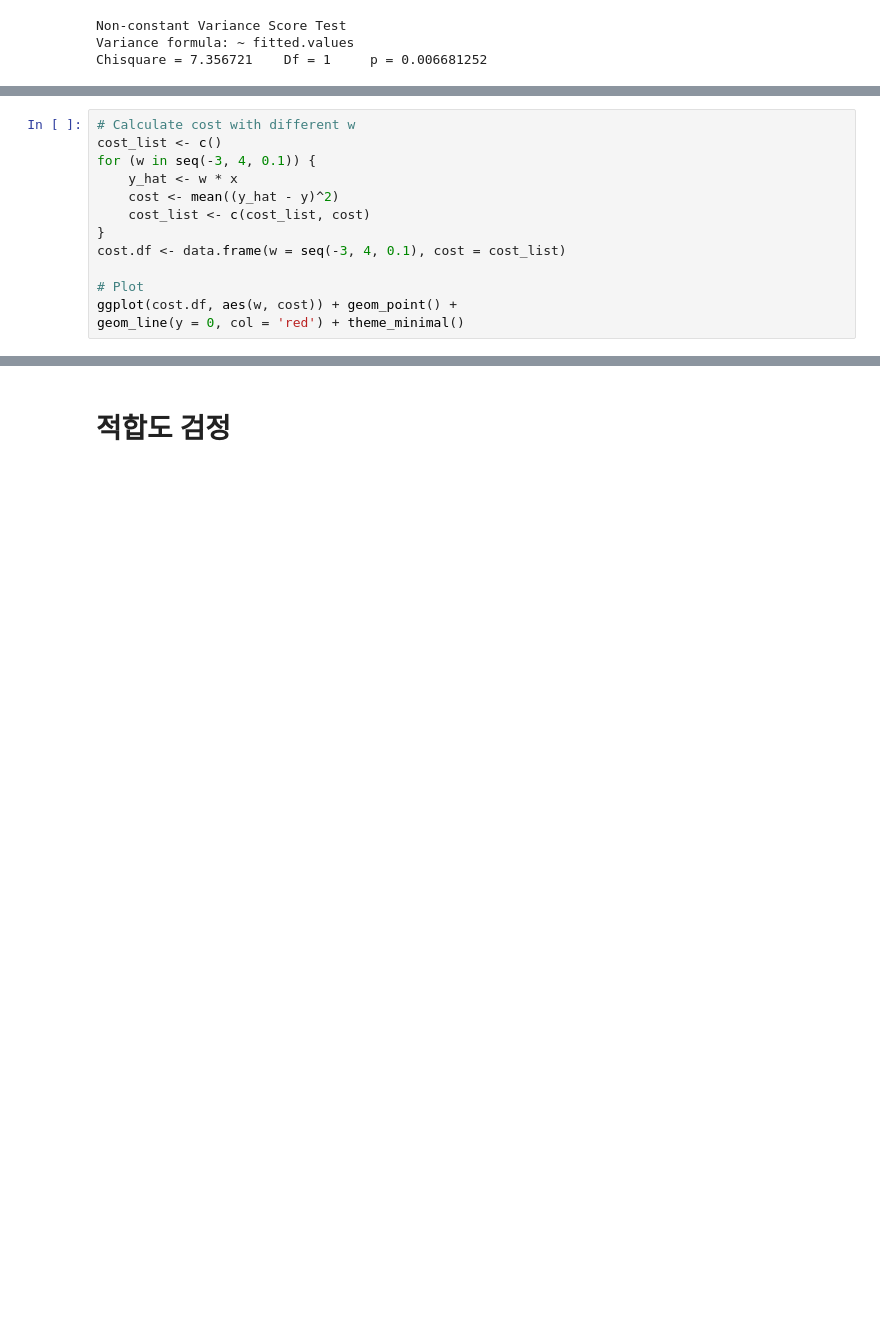
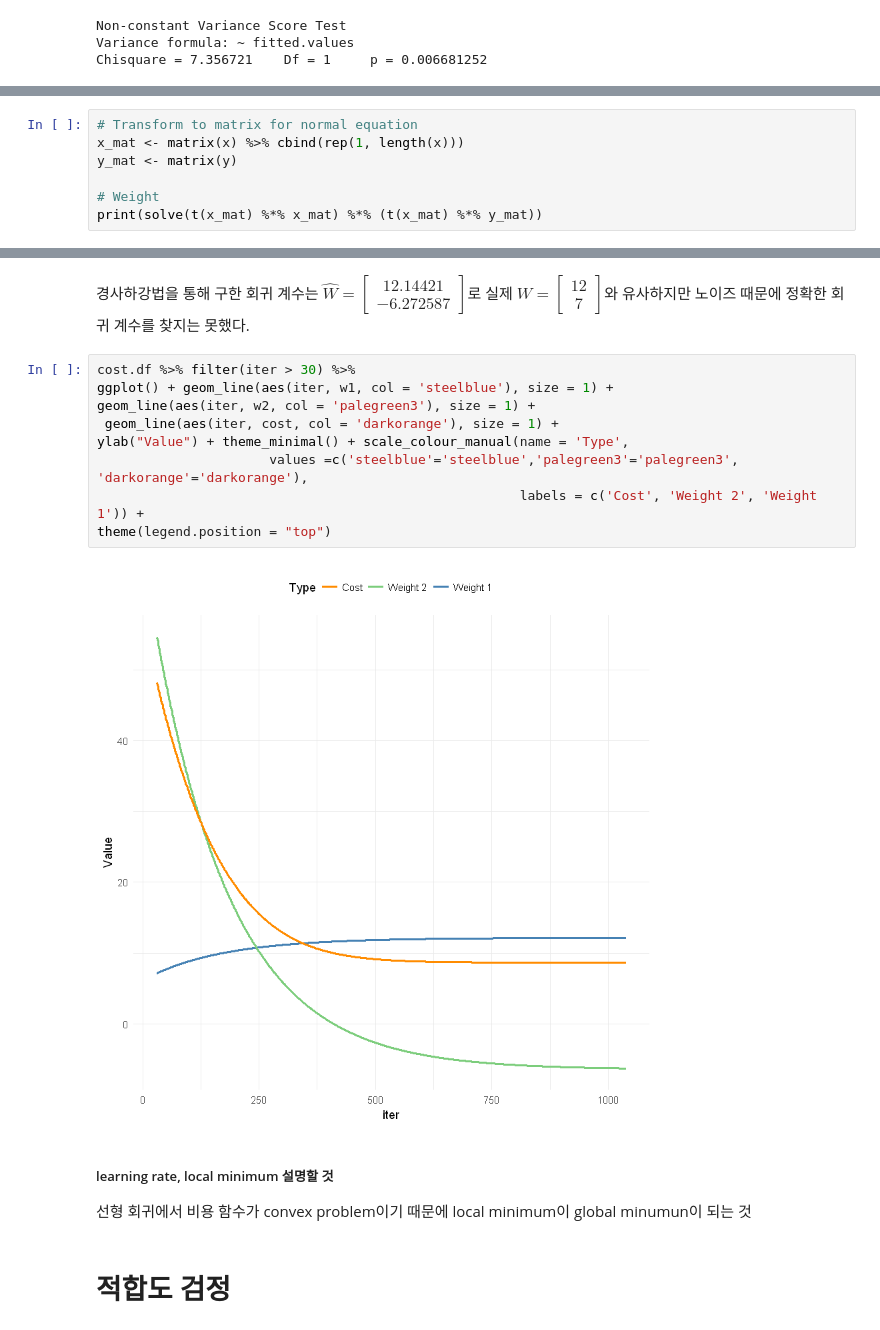
Before and after one commit to rymyung/Machine-Learning, a Jupyter notebook: Linear Regression.ipynb, the cells around one changed output, grey strips where cells are left out. Saved outputs shown, nothing was run; the diff lists cells and outputs as text; blank space fills up the shorter version.

```diff
--- a/Linear Regression.ipynb
+++ b/Linear Regression.ipynb
@@ -215,13 +248,0 @@ geom_segment(aes(x, 0.5*x, yend = y, xend = x))
-# %%
-# Calculate cost with different w
-cost_list <- c()
-for (w in seq(-3, 4, 0.1)) {
-    y_hat <- w * x
-    cost <- mean((y_hat - y)^2)
-    cost_list <- c(cost_list, cost)
-}
-cost.df <- data.frame(w = seq(-3, 4, 0.1), cost = cost_list)
-
-# Plot
-ggplot(cost.df, aes(w, cost)) + geom_point() +
-geom_line(y = 0, col = 'red') + theme_minimal()
@@ -237,0 +251,7 @@ geom_line(y = 0, col = 'red') + theme_minimal()
+# %%
+# Transform to matrix for normal equation
+x_mat <- matrix(x) %>% cbind(rep(1, length(x)))
+y_mat <- matrix(y)
+
+# Weight
+print(solve(t(x_mat) %*% x_mat) %*% (t(x_mat) %*% y_mat))
@@ -251,3 +333,19 @@ $$W := W - \alpha \frac{\partial}{\partial W}\frac{1}{m}\sum_{i=1}^m (Wx_i - y_i
+# %% [markdown]
+경사하강법을 통해 구한 회귀 계수는 $\hat{W} = \begin{bmatrix} 12.14421  \\ -6.272587 \end{bmatrix}$로 실제 $W = \begin{bmatrix} 12 \\ 7 \end{bmatrix}$와 유사하지만 노이즈 때문에 정확한 회귀 계수를 찾지는 못했다.
+# %%
+cost.df %>% filter(iter > 30) %>%
+ggplot() + geom_line(aes(iter, w1, col = 'steelblue'), size = 1) +
+geom_line(aes(iter, w2, col = 'palegreen3'), size = 1) +
+ geom_line(aes(iter, cost, col = 'darkorange'), size = 1) +
+ylab("Value") + theme_minimal() + scale_colour_manual(name = 'Type',
+                      values =c('steelblue'='steelblue','palegreen3'='palegreen3', 'darkorange'='darkorange'),
+                                                      labels = c('Cost', 'Weight 2', 'Weight 1')) +
+theme(legend.position = "top")
+# %% [output]
+[figure, added]
+# %% [markdown]
+##### learning rate, local minimum 설명할 것
+선형 회귀에서 비용 함수가 convex problem이기 때문에 local minimum이 global minumun이 되는 것
 # %% [markdown]
 # 적합도 검정
 # %% [markdown]
```
Also changed, not shown: parts of 25 cells of this notebook.
